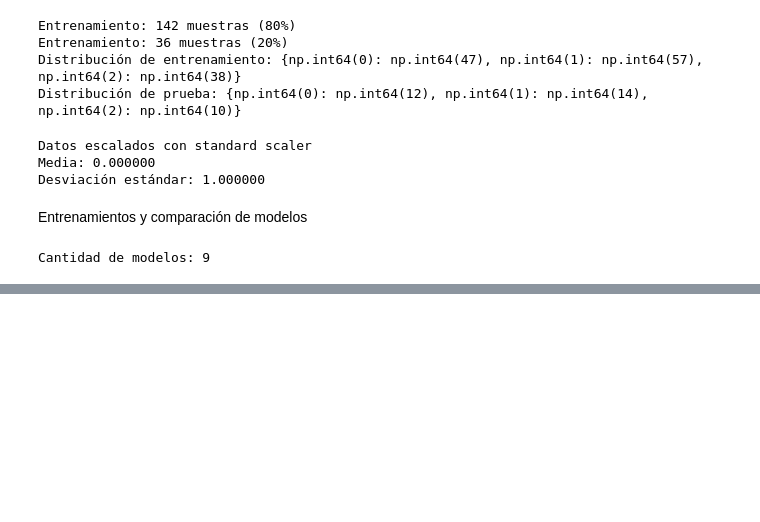
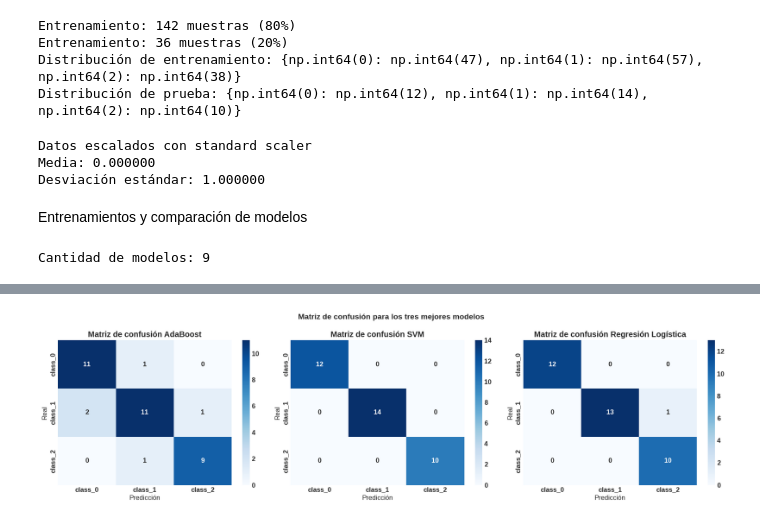
Before and after one commit to nightsky18/Aprendizaje-de-maquinas, a Jupyter notebook: Cuaderno_2_Wine.ipynb, the cells around one changed output, grey strips where cells are left out. Cells and saved outputs as stored; diff of their text form; code cells hidden in the pictures; blank space fills up the shorter version.

```diff
--- a/Cuaderno_2_Wine.ipynb
+++ b/Cuaderno_2_Wine.ipynb
@@ -288,0 +402,19 @@ Cantidad de modelos: 9
+# %%
+top_3 =df_resultados.sort_values('CV_Mean').tail(3)['Modelo'].tolist()
+
+fig, axes = plt.subplots(1, 3, figsize=(18, 5))
+
+for ax, nombre in zip(axes, top_3):
+  modelo= modelos[nombre]
+  y_pred= modelo.predict(X_test_scaled)
+  cm= confusion_matrix(y_test, y_pred)
+  sns.heatmap(cm, annot=True, fmt='d', cmap='Blues', ax=ax, xticklabels=wine.target_names, yticklabels=wine.target_names)
+
+  ax.set_title(f'Matriz de confusión {nombre}', fontweight='bold')
+  ax.set_ylabel('Real')
+  ax.set_xlabel('Predicción')
+plt.suptitle('Matriz de confusión para los tres mejores modelos', fontsize=14, fontweight='bold')
+plt.tight_layout()
+plt.show()
+# %% [output]
+[figure, added]
```
Also changed, not shown: parts of 11 cells of this notebook.
